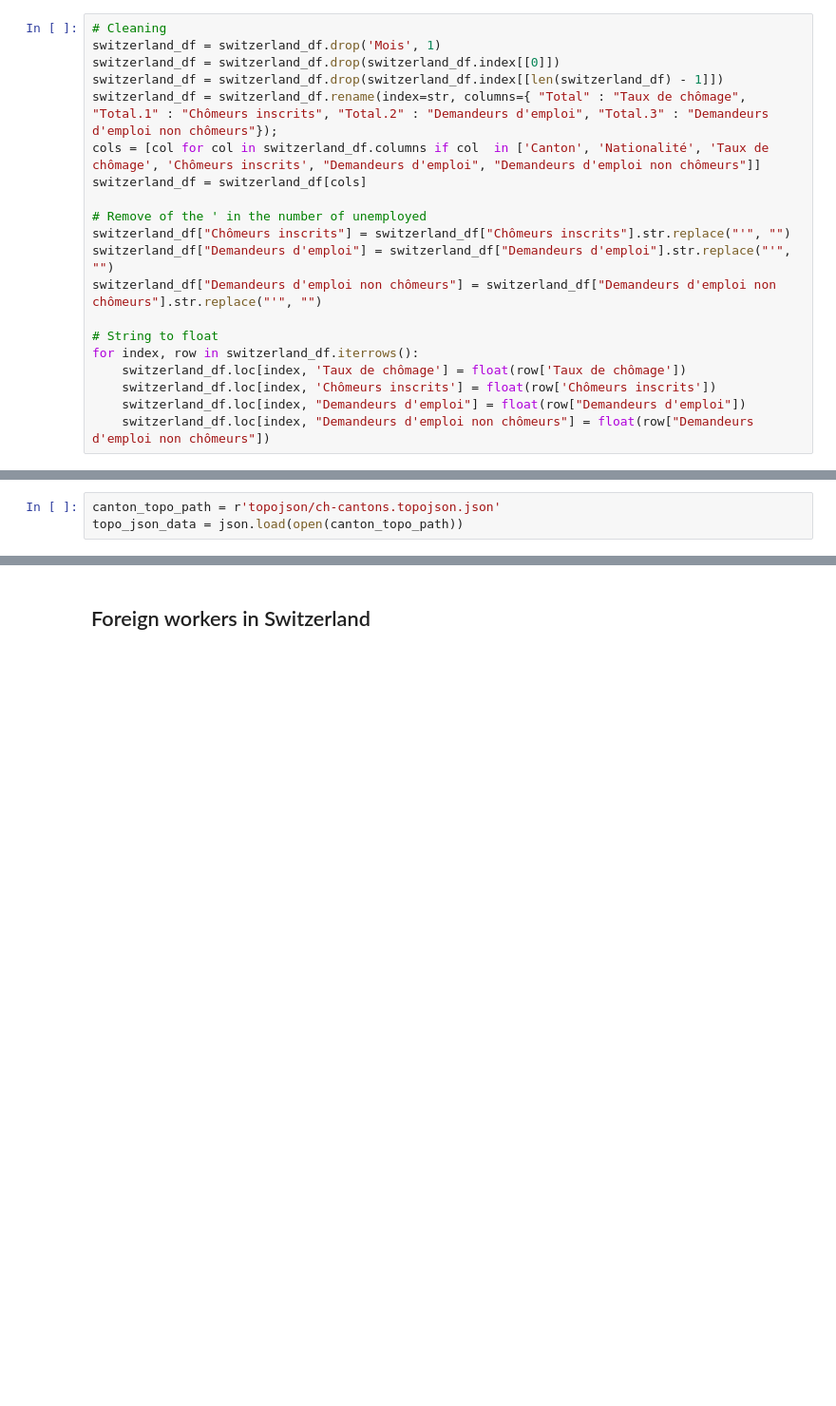
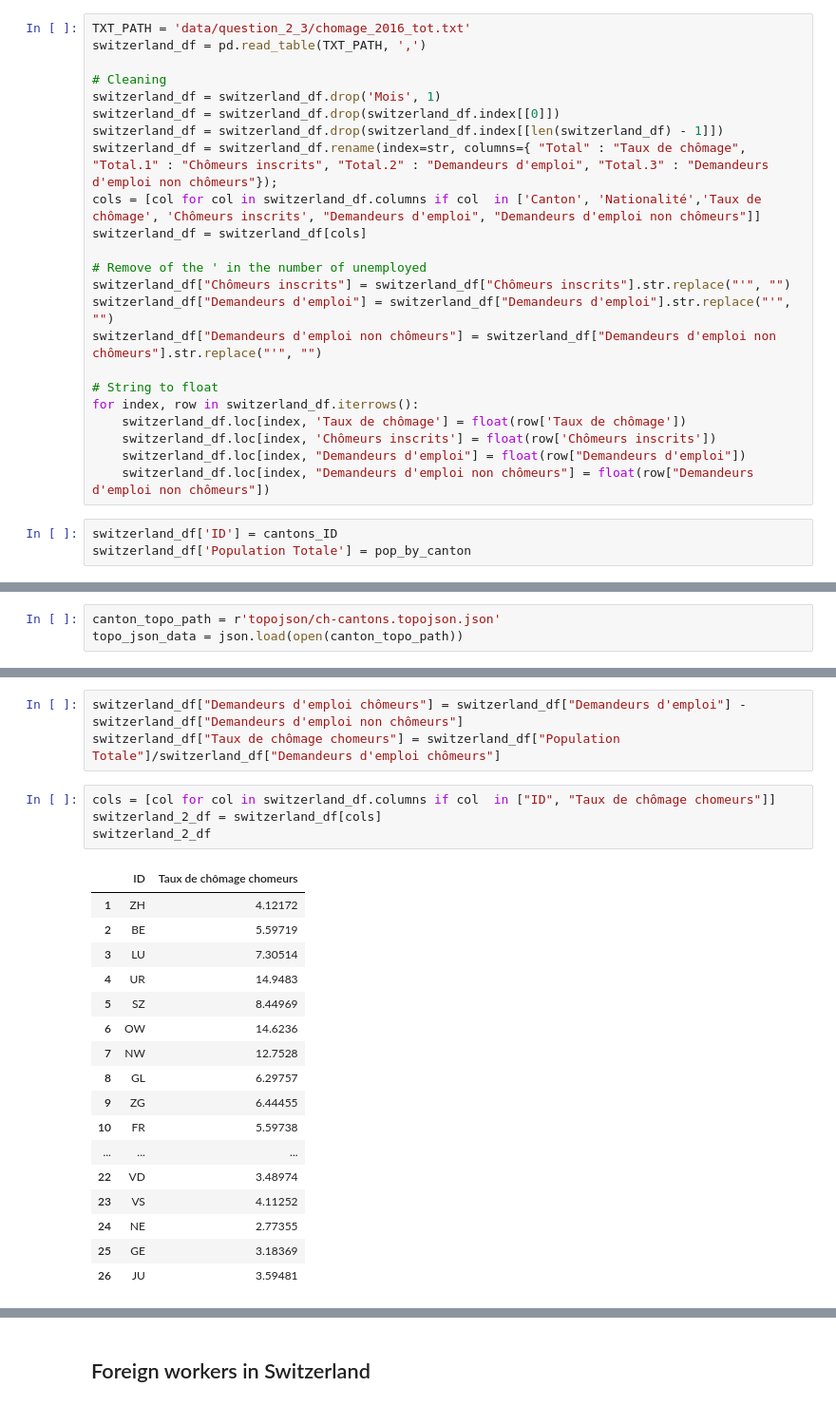
Before and after one commit to julied20/ada-2017, a Jupyter notebook: Homeworks/Homework03/Homework03-Julie.ipynb, the cells around one changed output, grey strips where cells are left out. Shown at 95% size. Saved outputs shown, nothing was run; the diff lists cells and outputs as text; blank space fills up the shorter version.

Commit message:
Question 2 map creation

```diff
--- a/Homeworks/Homework03/Homework03-Julie.ipynb
+++ b/Homeworks/Homework03/Homework03-Julie.ipynb
@@ -187,10 +168,13 @@ switzerland_df = pd.read_table(TXT_PATH, ',')
 # %%
+TXT_PATH = 'data/question_2_3/chomage_2016_tot.txt'
+switzerland_df = pd.read_table(TXT_PATH, ',')
+
 # Cleaning
 switzerland_df = switzerland_df.drop('Mois', 1)
 switzerland_df = switzerland_df.drop(switzerland_df.index[[0]])
 switzerland_df = switzerland_df.drop(switzerland_df.index[[len(switzerland_df) - 1]])
 switzerland_df = switzerland_df.rename(index=str, columns={ "Total" : "Taux de chômage", "Total.1" : "Chômeurs inscrits", "Total.2" : "Demandeurs d'emploi", "Total.3" : "Demandeurs d'emploi non chômeurs"});
-cols = [col for col in switzerland_df.columns if col  in ['Canton', 'Nationalité', 'Taux de chômage', 'Chômeurs inscrits', "Demandeurs d'emploi", "Demandeurs d'emploi non chômeurs"]]
+cols = [col for col in switzerland_df.columns if col  in ['Canton', 'Nationalité','Taux de chômage', 'Chômeurs inscrits', "Demandeurs d'emploi", "Demandeurs d'emploi non chômeurs"]]
 switzerland_df = switzerland_df[cols]
 
 # Remove of the ' in the number of unemployed
@@ -204,5 +188,8 @@ for index, row in switzerland_df.iterrows():
     switzerland_df.loc[index, 'Chômeurs inscrits'] = float(row['Chômeurs inscrits'])
     switzerland_df.loc[index, "Demandeurs d'emploi"] = float(row["Demandeurs d'emploi"])
     switzerland_df.loc[index, "Demandeurs d'emploi non chômeurs"] = float(row["Demandeurs d'emploi non chômeurs"])
+# %%
+switzerland_df['ID'] = cantons_ID
+switzerland_df['Population Totale'] = pop_by_canton
 # %%
 switzerland_df;
@@ -311,0 +247,25 @@ create_map(general_unemploy_df, 'Taux de chômage')
+# %%
+switzerland_df["Demandeurs d'emploi chômeurs"] = switzerland_df["Demandeurs d'emploi"] - switzerland_df["Demandeurs d'emploi non chômeurs"]
+switzerland_df["Taux de chômage chomeurs"] = switzerland_df["Population Totale"]/switzerland_df["Demandeurs d'emploi chômeurs"]
+# %%
+cols = [col for col in switzerland_df.columns if col  in ["ID", "Taux de chômage chomeurs"]]
+switzerland_2_df = switzerland_df[cols]
+switzerland_2_df
+# %% [output]
+|  | ID | Taux de chômage chomeurs |
+| 1 | ZH | 4.12172 |
+| 2 | BE | 5.59719 |
+| 3 | LU | 7.30514 |
+| 4 | UR | 14.9483 |
+| 5 | SZ | 8.44969 |
+| 6 | OW | 14.6236 |
+| 7 | NW | 12.7528 |
+| 8 | GL | 6.29757 |
+| 9 | ZG | 6.44455 |
+| 10 | FR | 5.59738 |
+| ... | ... | ... |
+| 22 | VD | 3.48974 |
+| 23 | VS | 4.11252 |
+| 24 | NE | 2.77355 |
+| 25 | GE | 3.18369 |
+| 26 | JU | 3.59481 |
```
Also changed, not shown: parts of 22 cells of this notebook, 2 other files.
